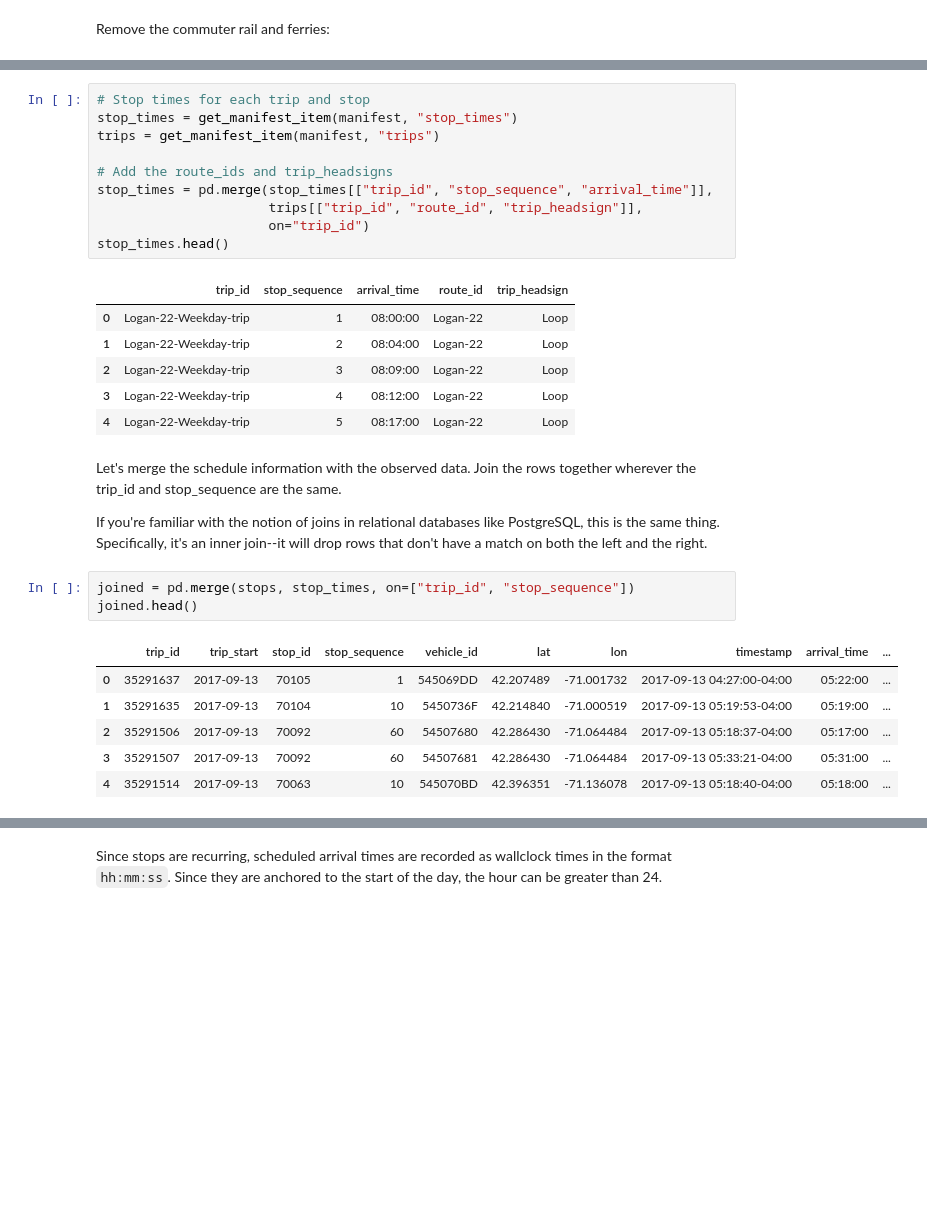
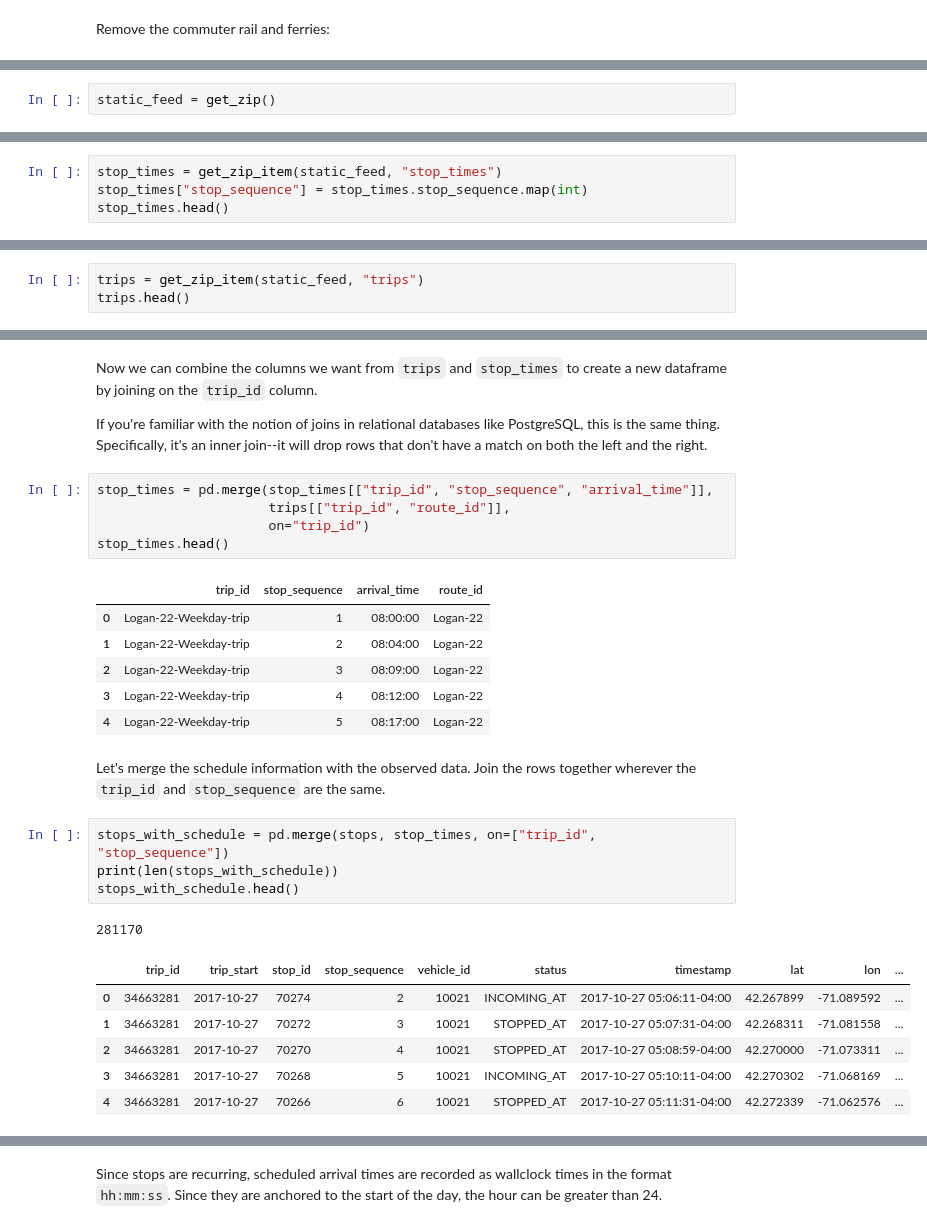
Before and after one commit to bdougsand/data-tutorial, a Jupyter notebook: MBTA Data.ipynb, the cells around one changed output, grey strips where cells are left out. Drawn from its saved outputs; the diff is of its cells as text; blank space fills up the shorter version.

```diff
--- a/MBTA Data.ipynb
+++ b/MBTA Data.ipynb
@@ -118,0 +159,2 @@ manifest = get_manifest()
+# %%
+static_feed = get_zip()
@@ -118,0 +174,4 @@ manifest = get_manifest()
+# %%
+stop_times = get_zip_item(static_feed, "stop_times")
+stop_times["stop_sequence"] = stop_times.stop_sequence.map(int)
+stop_times.head()
@@ -118,0 +187,3 @@ manifest = get_manifest()
+# %%
+trips = get_zip_item(static_feed, "trips")
+trips.head()
@@ -119,31 +197,30 @@ manifest = get_manifest()
+# %% [markdown]
+Now we can combine the columns we want from `trips` and `stop_times` to create a new dataframe by joining on the `trip_id` column.
+
+If you're familiar with the notion of joins in relational databases like PostgreSQL, this is the same thing. Specifically, it's an inner join--it will drop rows that don't have a match on both the left and the right.
 # %%
-# Stop times for each trip and stop
-stop_times = get_manifest_item(manifest, "stop_times")
-trips = get_manifest_item(manifest, "trips")
-
-# Add the route_ids and trip_headsigns
 stop_times = pd.merge(stop_times[["trip_id", "stop_sequence", "arrival_time"]],
-                      trips[["trip_id", "route_id", "trip_headsign"]],
+                      trips[["trip_id", "route_id"]],
                       on="trip_id")
 stop_times.head()
 # %% [output]
-|  | trip_id | stop_sequence | arrival_time | route_id | trip_headsign |
-| 0 | Logan-22-Weekday-trip | 1 | 08:00:00 | Logan-22 | Loop |
-| 1 | Logan-22-Weekday-trip | 2 | 08:04:00 | Logan-22 | Loop |
-| 2 | Logan-22-Weekday-trip | 3 | 08:09:00 | Logan-22 | Loop |
-| 3 | Logan-22-Weekday-trip | 4 | 08:12:00 | Logan-22 | Loop |
-| 4 | Logan-22-Weekday-trip | 5 | 08:17:00 | Logan-22 | Loop |
+|  | trip_id | stop_sequence | arrival_time | route_id |
+| 0 | Logan-22-Weekday-trip | 1 | 08:00:00 | Logan-22 |
+| 1 | Logan-22-Weekday-trip | 2 | 08:04:00 | Logan-22 |
+| 2 | Logan-22-Weekday-trip | 3 | 08:09:00 | Logan-22 |
+| 3 | Logan-22-Weekday-trip | 4 | 08:12:00 | Logan-22 |
+| 4 | Logan-22-Weekday-trip | 5 | 08:17:00 | Logan-22 |
 # %% [markdown]
-Let's merge the schedule information with the observed data. Join the rows together wherever the trip_id and stop_sequence are the same.
-
-If you're familiar with the notion of joins in relational databases like PostgreSQL, this is the same thing. Specifically, it's an inner join--it will drop rows that don't have a match on both the left and the right.
+Let's merge the schedule information with the observed data. Join the rows together wherever the `trip_id` and `stop_sequence` are the same.
 # %%
-joined = pd.merge(stops, stop_times, on=["trip_id", "stop_sequence"])
-joined.head()
+stops_with_schedule = pd.merge(stops, stop_times, on=["trip_id", "stop_sequence"])
+print(len(stops_with_schedule))
+stops_with_schedule.head()
 # %% [output]
+281170
-|  | trip_id | trip_start | stop_id | stop_sequence | vehicle_id | lat | lon | timestamp | arrival_time | ... |
-| 0 | 35291637 | 2017-09-13 | 70105 | 1 | 545069DD | 42.207489 | -71.001732 | 2017-09-13 04:27:00-04:00 | 05:22:00 | ... |
-| 1 | 35291635 | 2017-09-13 | 70104 | 10 | 5450736F | 42.214840 | -71.000519 | 2017-09-13 05:19:53-04:00 | 05:19:00 | ... |
-| 2 | 35291506 | 2017-09-13 | 70092 | 60 | 54507680 | 42.286430 | -71.064484 | 2017-09-13 05:18:37-04:00 | 05:17:00 | ... |
-| 3 | 35291507 | 2017-09-13 | 70092 | 60 | 54507681 | 42.286430 | -71.064484 | 2017-09-13 05:33:21-04:00 | 05:31:00 | ... |
-| 4 | 35291514 | 2017-09-13 | 70063 | 10 | 545070BD | 42.396351 | -71.136078 | 2017-09-13 05:18:40-04:00 | 05:18:00 | ... |
+|  | trip_id | trip_start | stop_id | stop_sequence | vehicle_id | status | timestamp | lat | lon | ... |
+| 0 | 34663281 | 2017-10-27 | 70274 | 2 | 10021 | INCOMING_AT | 2017-10-27 05:06:11-04:00 | 42.267899 | -71.089592 | ... |
+| 1 | 34663281 | 2017-10-27 | 70272 | 3 | 10021 | STOPPED_AT | 2017-10-27 05:07:31-04:00 | 42.268311 | -71.081558 | ... |
+| 2 | 34663281 | 2017-10-27 | 70270 | 4 | 10021 | STOPPED_AT | 2017-10-27 05:08:59-04:00 | 42.270000 | -71.073311 | ... |
+| 3 | 34663281 | 2017-10-27 | 70268 | 5 | 10021 | INCOMING_AT | 2017-10-27 05:10:11-04:00 | 42.270302 | -71.068169 | ... |
+| 4 | 34663281 | 2017-10-27 | 70266 | 6 | 10021 | STOPPED_AT | 2017-10-27 05:11:31-04:00 | 42.272339 | -71.062576 | ... |
```
Also changed, not shown: parts of 59 cells of this notebook.
